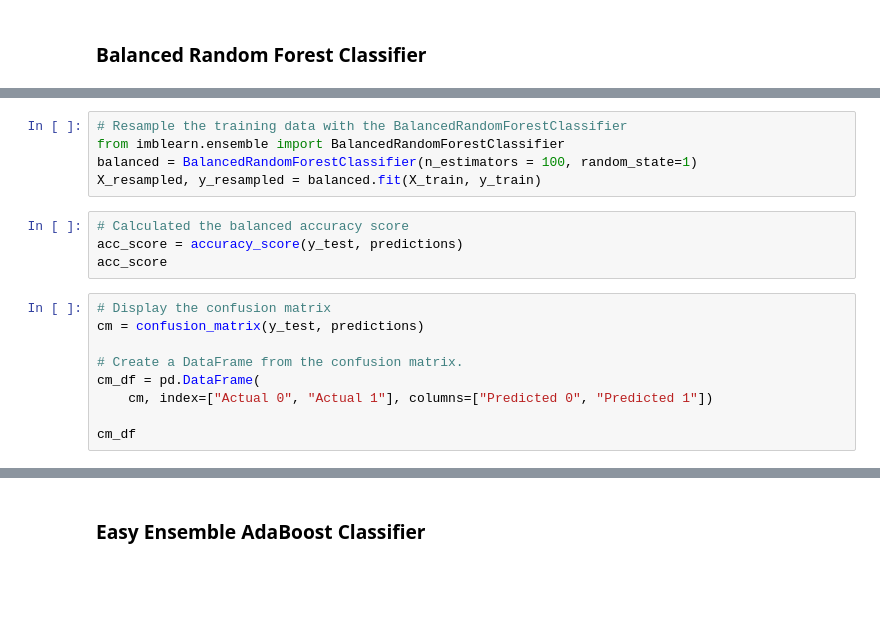
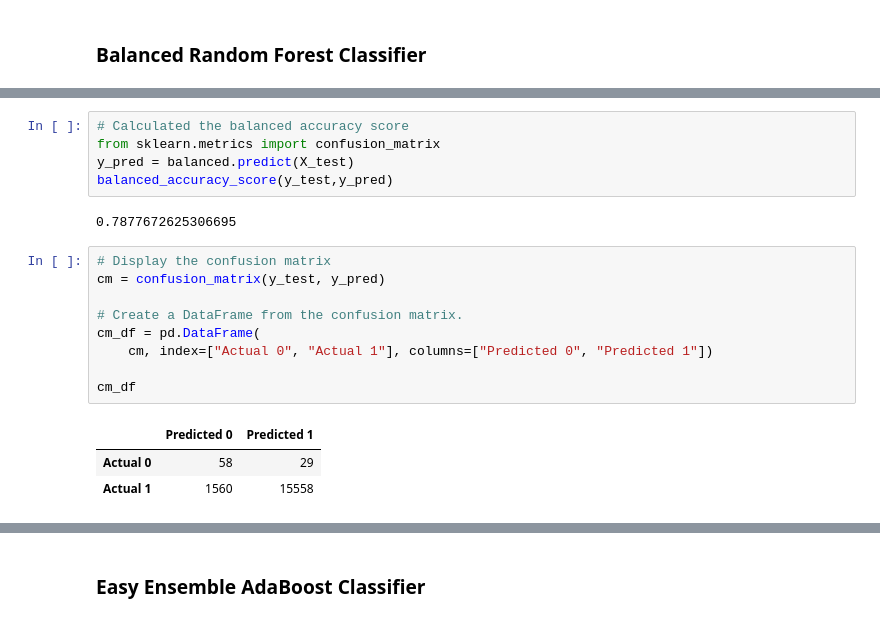
Before and after one commit to ericajini/Credit_Risk_Analysis, a Jupyter notebook: credit_risk_ensemble.ipynb, the cells around one changed output, grey strips where cells are left out. Saved outputs shown, nothing was run; the diff lists cells and outputs as text; blank space fills up the shorter version.

```diff
--- a/credit_risk_ensemble_starter_code.ipynb
+++ b/credit_risk_ensemble.ipynb
@@ -150,21 +185,23 @@ AttributeError: can't set attribute
-# %%
-# Resample the training data with the BalancedRandomForestClassifier
-from imblearn.ensemble import BalancedRandomForestClassifier
-balanced = BalancedRandomForestClassifier(n_estimators = 100, random_state=1)
-X_resampled, y_resampled = balanced.fit(X_train, y_train)
 # %%
 # Calculated the balanced accuracy score
-acc_score = accuracy_score(y_test, predictions)
-acc_score
+from sklearn.metrics import confusion_matrix
+y_pred = balanced.predict(X_test)
+balanced_accuracy_score(y_test,y_pred)
+# %% [output]
+0.7877672625306695
 # %%
 # Display the confusion matrix
-cm = confusion_matrix(y_test, predictions)
+cm = confusion_matrix(y_test, y_pred)
 
 # Create a DataFrame from the confusion matrix.
 cm_df = pd.DataFrame(
     cm, index=["Actual 0", "Actual 1"], columns=["Predicted 0", "Predicted 1"])
 
 cm_df
+# %% [output]
+|  | Predicted 0 | Predicted 1 |
+| Actual 0 | 58 | 29 |
+| Actual 1 | 1560 | 15558 |
 # %%
 # Print the imbalanced classification report
 print("Confusion Matrix")
```
Also changed, not shown: parts of 10 cells of this notebook.
